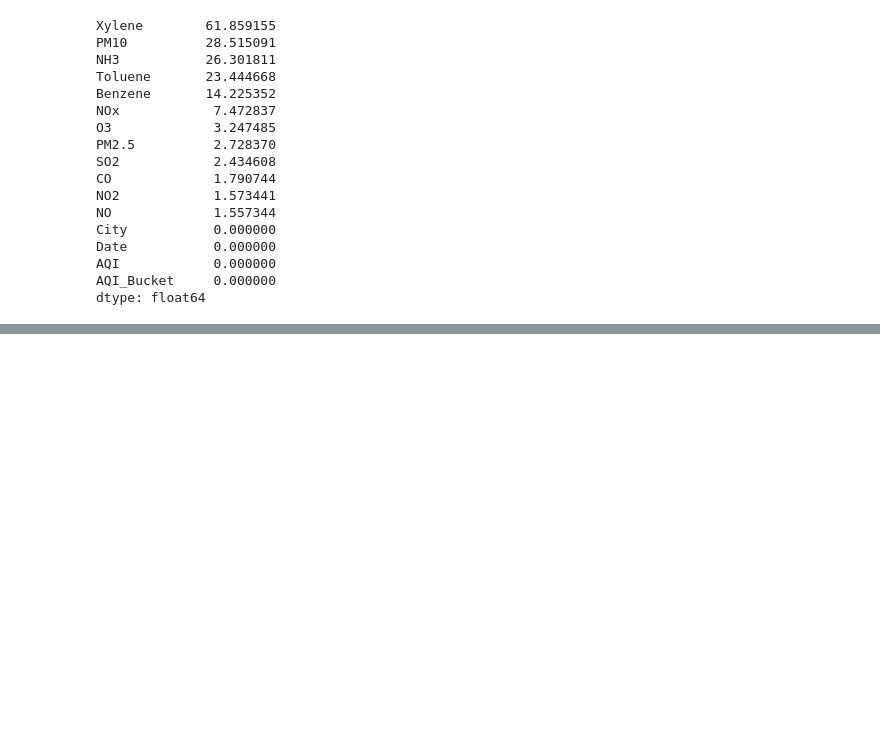
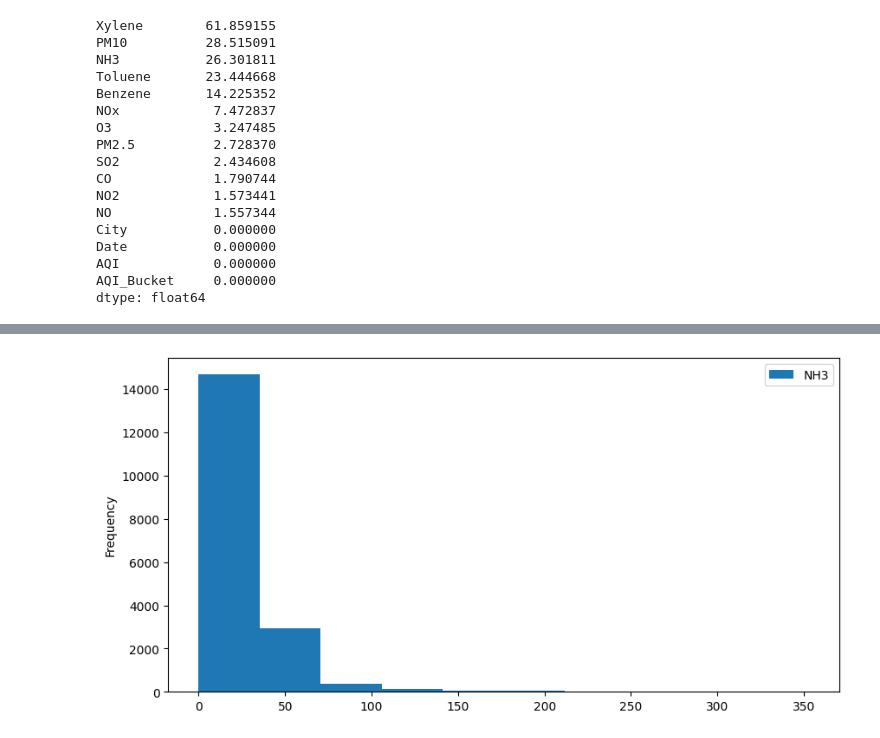
Before and after one commit to Omsongire23/AQI-Prediction-Model, a Jupyter notebook: AQI Model.ipynb, the cells around one changed output, grey strips where cells are left out. Cells and saved outputs as stored; diff of their text form; code cells hidden in the pictures; blank space fills up the shorter version.

```diff
--- a/AQI Model.ipynb
+++ b/AQI Model.ipynb
@@ -165,0 +179,6 @@ dtype: float64
+# %%
+df['NH3'].plot(kind = 'hist', figsize=(10,5))
+plt.legend()
+plt.show()
+# %% [output]
+[figure, added]
```
Also changed, not shown: parts of 34 cells of this notebook.
